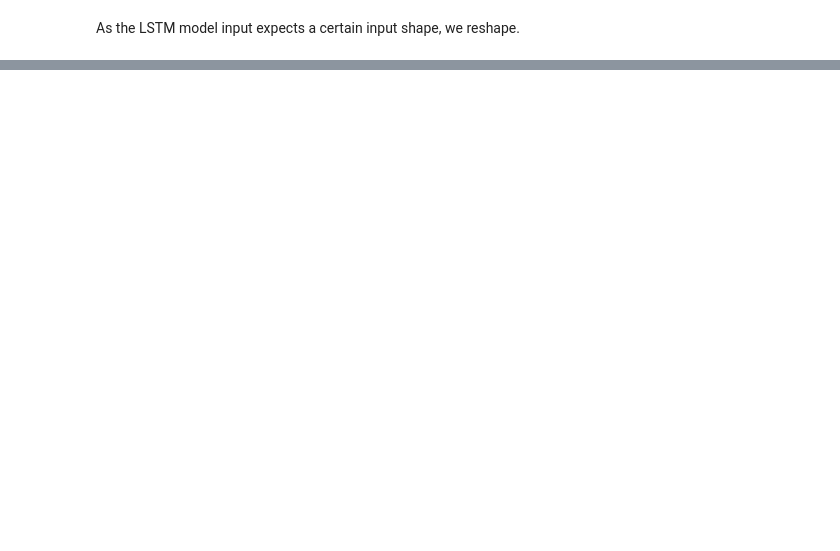
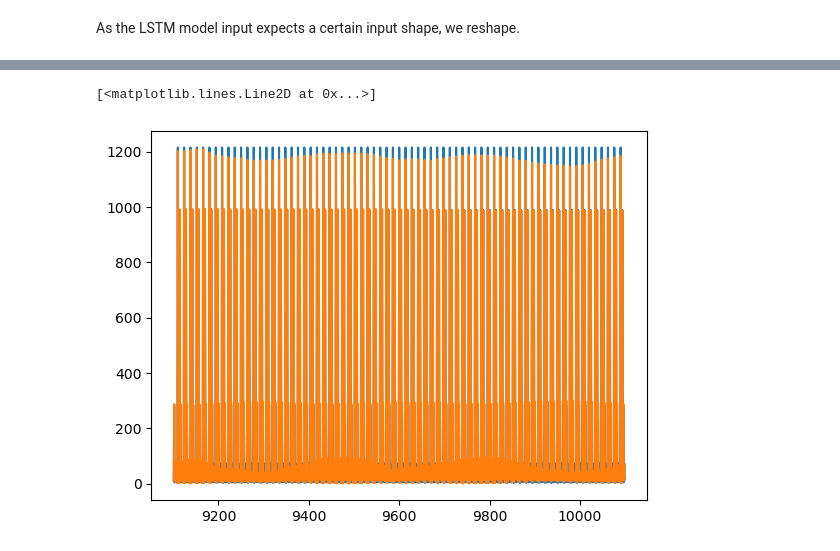
Before and after one commit to s0hams1nha/Thoucentric, a Jupyter notebook: TimeSeriesForescast.ipynb, the cells around one changed output, grey strips where cells are left out. Saved outputs shown, nothing was run; the diff lists cells and outputs as text; code cells hidden in the pictures; blank space fills up the shorter version.

```diff
--- a/TimeSeriesForescast.ipynb
+++ b/TimeSeriesForescast.ipynb
@@ -111,0 +201,5 @@ ValueError: Failed to convert a NumPy array to a Tensor (Unsupported object type
+# %%
+test_predictions = model.predict(X_test).flatten()
+ytest1=y_test.flatten()
+test_results = pd.DataFrame(data={'Test Predictions': test_predictions, 'Test Actuals': ytest1})
+test_results
@@ -111,0 +221,6 @@ ValueError: Failed to convert a NumPy array to a Tensor (Unsupported object type
+# %%
+plt.plot(test_results['Test Predictions'][9101:10100])
+plt.plot(test_results['Test Actuals'][9101:10100])
+# %% [output]
+[<matplotlib.lines.Line2D at 0x...>]
+[figure, added]
```
Also changed, not shown: parts of 13 cells of this notebook, 2 other files.
